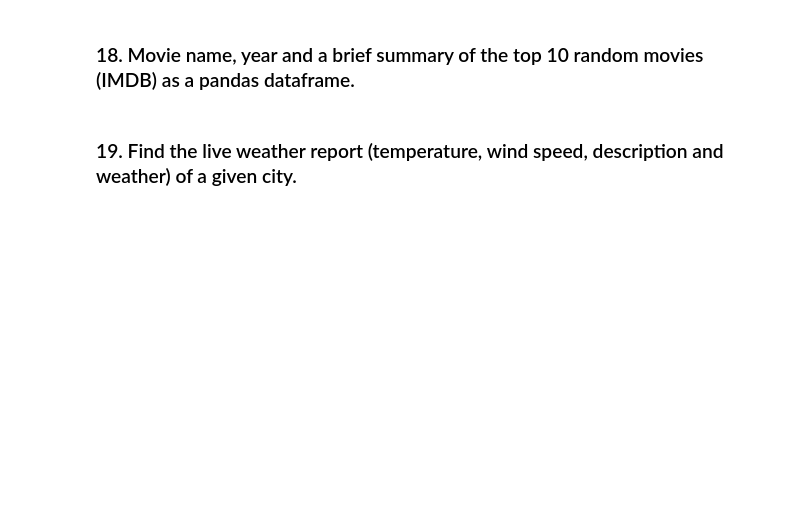
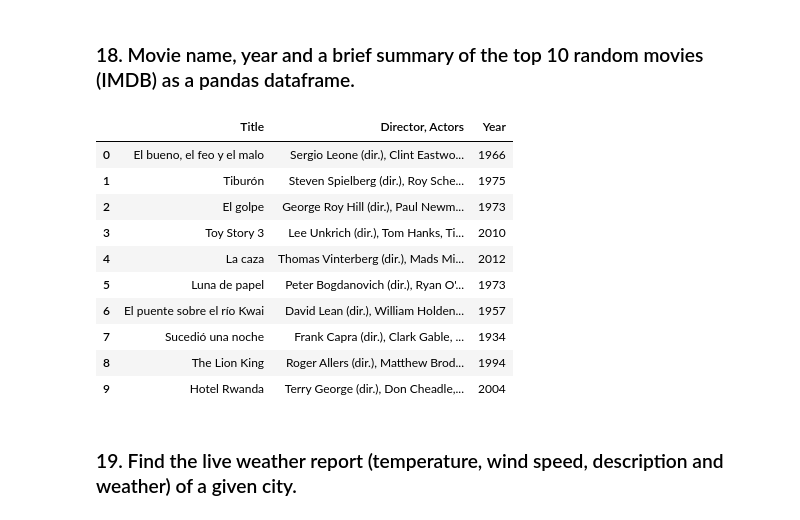
Before and after one commit to ironhack-datalabs/mad-oct-2018, a Jupyter notebook: module-1/lab-web-scraping/your-code/main.ipynb, the cells around one changed output. Cells and saved outputs as stored; diff of their text form; code cells hidden in the pictures; blank space fills up the shorter version.

```diff
--- a/module-1/lab-web-scraping/your-code/main.ipynb
+++ b/module-1/lab-web-scraping/your-code/main.ipynb
@@ -568,3 +587,32 @@ url = 'http://www.imdb.com/chart/top'
+# %%
+request=requests.get(url).content
+soup = BeautifulSoup(request, "lxml")
+reg_movies=soup.find_all('td',{'class':'titleColumn'})
+# %%
+listing_rand=[]
+randidx=random.sample(range(len(reg_movies)),10)
+for ind in randidx:
+    item=reg_movies[ind]
+    if item.select('a')!=[] and item.select('span')!=[]:
+        ap=item.select('a')[0].string # Director and actors
+        bp=item.select('a')[0].attrs['title'] # Title
+        cp=item.select('span')[0].string.replace('(','').replace(')','') # Year
+        listing_rand.append([ap,bp,cp])
+
+movies_rand=pd.DataFrame(listing_rand,columns=['Title','Director, Actors','Year'])
+display(movies_rand)
+# %% [output]
+|  | Title | Director, Actors | Year |
+| 0 | El bueno, el feo y el malo | Sergio Leone (dir.), Clint Eastwo... | 1966 |
+| 1 | Tiburón | Steven Spielberg (dir.), Roy Sche... | 1975 |
+| 2 | El golpe | George Roy Hill (dir.), Paul Newm... | 1973 |
+| 3 | Toy Story 3 | Lee Unkrich (dir.), Tom Hanks, Ti... | 2010 |
+| 4 | La caza | Thomas Vinterberg (dir.), Mads Mi... | 2012 |
+| 5 | Luna de papel | Peter Bogdanovich (dir.), Ryan O'... | 1973 |
+| 6 | El puente sobre el río Kwai | David Lean (dir.), William Holden... | 1957 |
+| 7 | Sucedió una noche | Frank Capra (dir.), Clark Gable, ... | 1934 |
+| 8 | The Lion King | Roger Allers (dir.), Matthew Brod... | 1994 |
+| 9 | Hotel Rwanda | Terry George (dir.), Don Cheadle,... | 2004 |
 # %% [markdown]
 ### 19. Find the live weather report (temperature, wind speed, description and weather) of a given city.
 # %%
```
Also changed, not shown: parts of 12 cells of this notebook.
